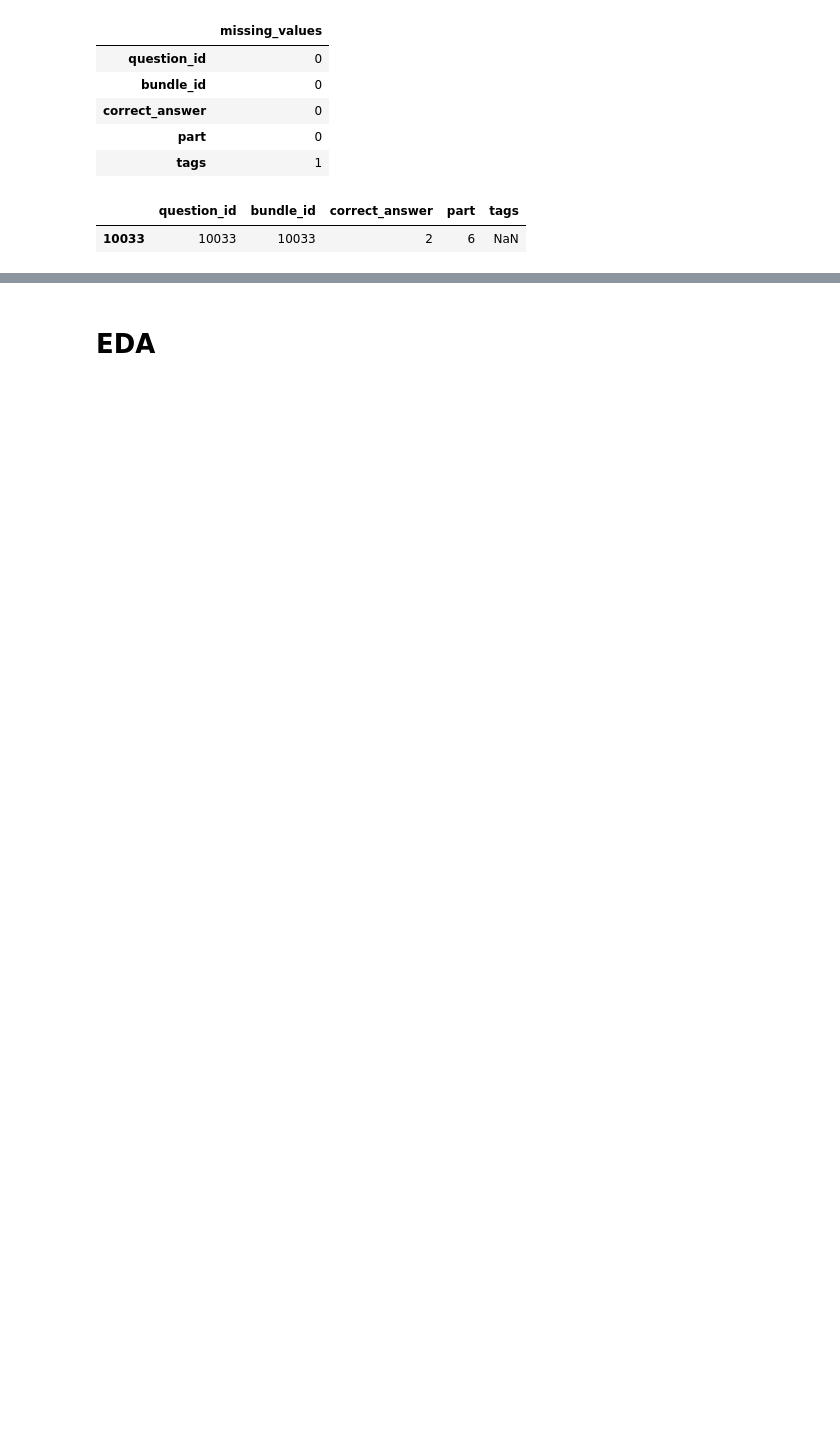
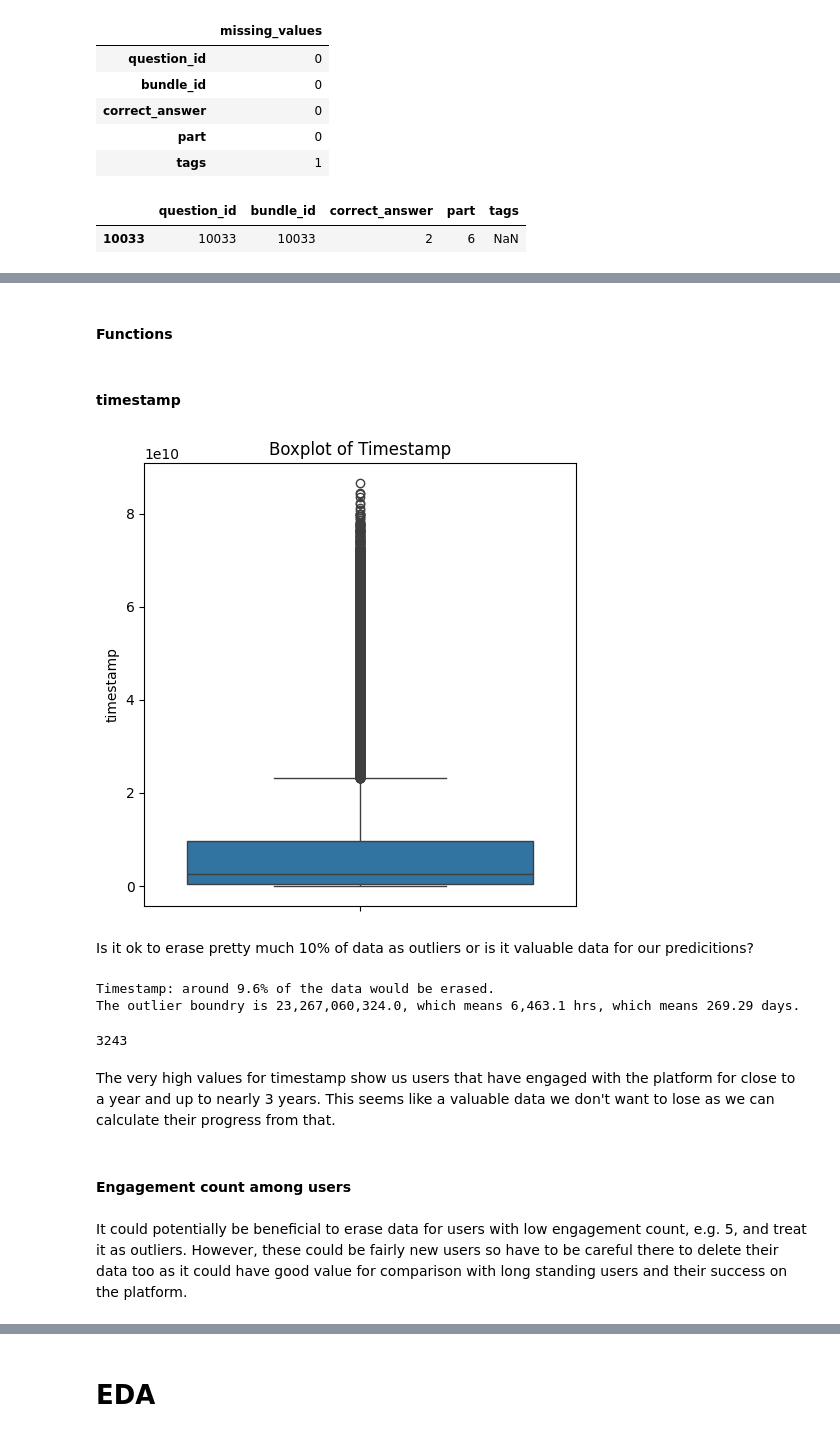
Before and after one commit to theresaskruzna/riiid_knowledge_tracing, a Jupyter notebook: 01_EDA.ipynb, the cells around one changed output, grey strips where cells are left out. Cells and saved outputs as stored; diff of their text form; code cells hidden in the pictures; blank space fills up the shorter version.

```diff
--- a/01_EDA.ipynb
+++ b/01_EDA.ipynb
@@ -361,0 +334,7 @@ missing_values
+# %%
+# Fill in missing values with "-1"
+train_df["prior_question_elapsed_time"] = train_df["prior_question_elapsed_time"].fillna(-1)
+train_df["prior_question_had_explanation"] = train_df["prior_question_had_explanation"].fillna(False)
+
+# Display the first few rows to verify (optional)
+train_df.head()
@@ -605,2 +401,4 @@ The question_id 10033 is only found once across the whole train.pkl.gzip dataset
 # %%
 questions_df = questions_df.dropna(subset=['tags'])  # Drop rows with missing 'tags'
+# %%
+train_df = train_df.drop(train_df[train_df['content_id'] == 10033].index)
@@ -658,0 +414,2 @@ print(train_df.content_type_id.value_counts())
+# %% [markdown]
+#### Functions
@@ -658,0 +473,36 @@ print(train_df.content_type_id.value_counts())
+# %% [markdown]
+#### timestamp
+# %%
+plot_boxplot(train_df, y="timestamp", title="Boxplot of Timestamp")
+# %% [output]
+[figure, added]
+# %% [markdown]
+Is it ok to erase pretty much 10% of data as outliers or is it valuable data for our predicitions?
+# %%
+# Total rows we started with
+total = len(train_df)
+feature = "timestamp"
+
+# Compute Outliers
+Q1 = np.percentile(train_df[feature].values, q = 25)
+Q3 = np.percentile(train_df[feature].values, q = 75)
+IQR = Q3 - Q1
+
+# We'll look only at the upper interval outliers
+outlier_boundry = Q3 + 1.5*IQR
+
+print('Timestamp: around {:.2}% of the data would be erased.'.format(len(train_df[train_df[feature] >= outlier_boundry])/total * 100),
+      "\n"+
+      'The outlier boundry is {:,}, which means {:,.5} hrs, which means {:,.5} days.'.format(outlier_boundry, (outlier_boundry / 3.6e+6), (outlier_boundry / 3.6e+6)/24))
+
+gc.collect()
+# %% [output]
+Timestamp: around 9.6% of the data would be erased.
+The outlier boundry is 23,267,060,324.0, which means 6,463.1 hrs, which means 269.29 days.
+3243
+# %% [markdown]
+The very high values for timestamp show us users that have engaged with the platform for close to a year and up to nearly 3 years. This seems like a valuable data we don't want to lose as we can calculate their progress from that.
+# %% [markdown]
+#### Engagement count among users
+# %% [markdown]
+It could potentially be beneficial to erase data for users with low engagement count, e.g. 5, and treat it as outliers. However, these could be fairly new users so have to be careful there to delete their data too as it could have good value for comparison with long standing users and their success on the platform.
```
Also changed, not shown: parts of 224 cells of this notebook.
